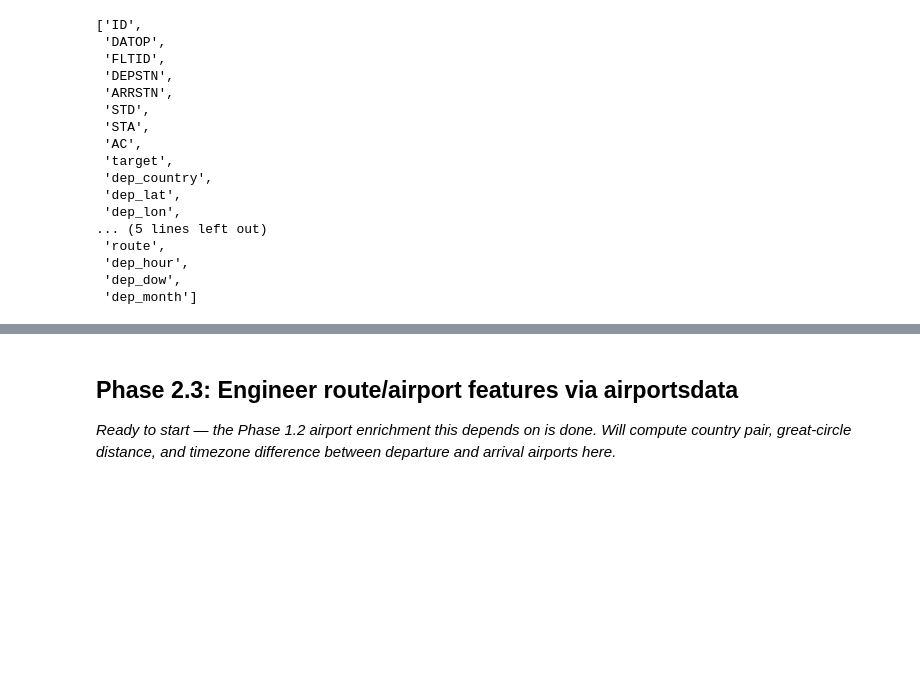
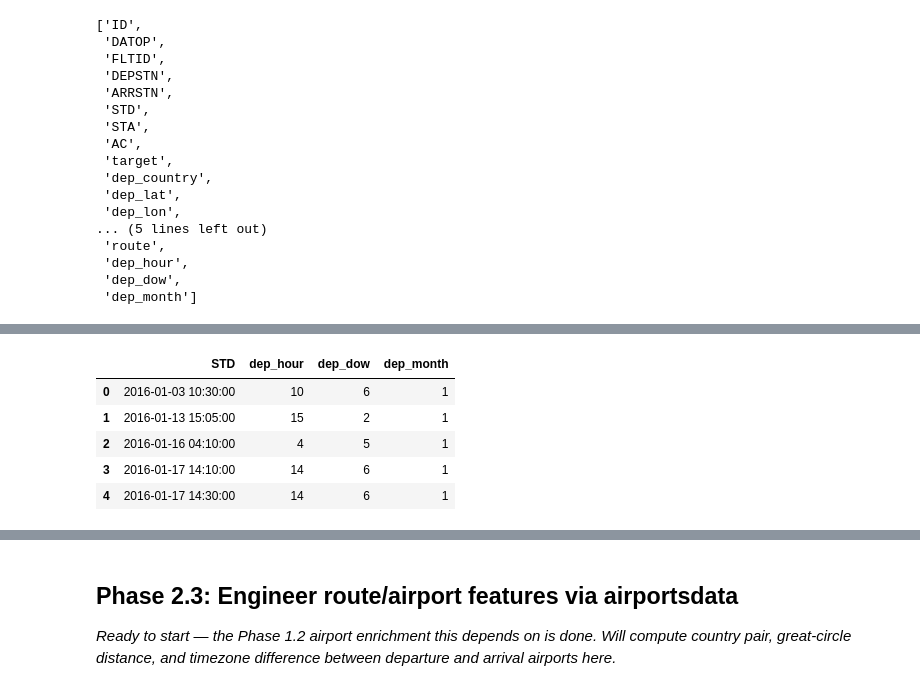
Before and after one commit to AlexDeWilde/0721-ds-ml-project-template, a Jupyter notebook: 04_flight_delay_eda_modeling.ipynb, the cells around one changed output, grey strips where cells are left out. Cells and saved outputs as stored; diff of their text form; code cells hidden in the pictures; blank space fills up the shorter version.

```diff
--- a/04_flight_delay_eda_modeling.ipynb
+++ b/04_flight_delay_eda_modeling.ipynb
@@ -601,0 +635,16 @@ train.columns.tolist()
+# %%
+# Temporal features from scheduled departure (STD), built on BOTH train and test
+# so the model sees identical columns at fit and predict time.
+for _df in (train, test):
+    _df["dep_hour"] = _df["STD"].dt.hour
+    _df["dep_dow"] = _df["STD"].dt.dayofweek   # 0 = Monday, 6 = Sunday
+    _df["dep_month"] = _df["STD"].dt.month
+
+train[["STD", "dep_hour", "dep_dow", "dep_month"]].head()
+# %% [output]
+|  | STD | dep_hour | dep_dow | dep_month |
+| 0 | 2016-01-03 10:30:00 | 10 | 6 | 1 |
+| 1 | 2016-01-13 15:05:00 | 15 | 2 | 1 |
+| 2 | 2016-01-16 04:10:00 | 4 | 5 | 1 |
+| 3 | 2016-01-17 14:10:00 | 14 | 6 | 1 |
+| 4 | 2016-01-17 14:30:00 | 14 | 6 | 1 |
```
Also changed, not shown: parts of 7 cells of this notebook, 9 other files.
